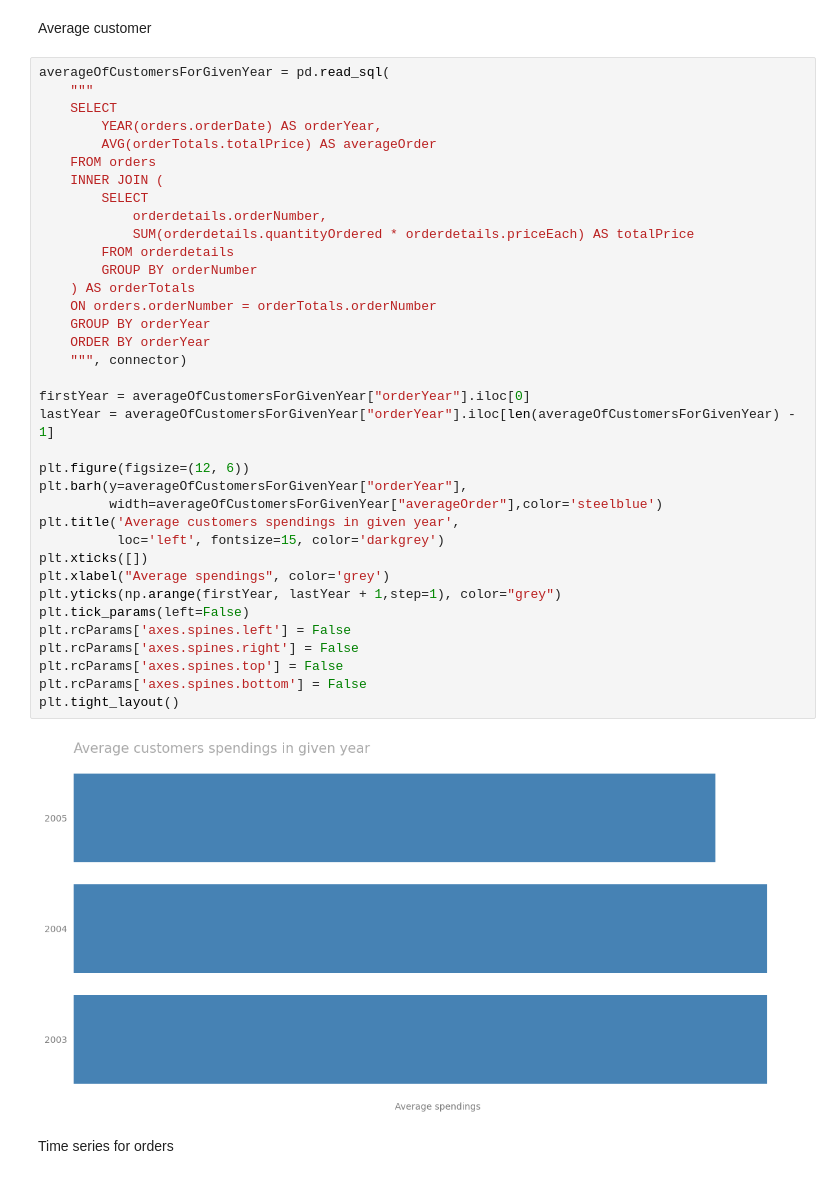
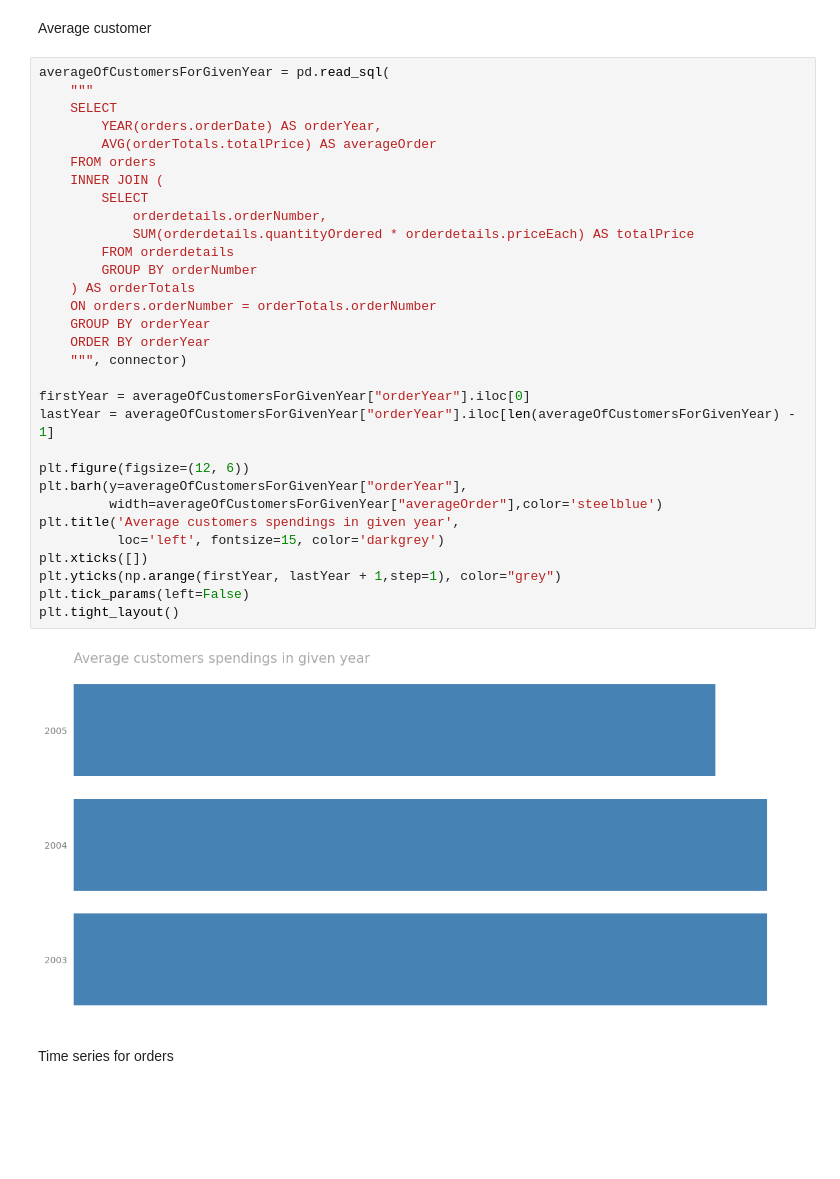
Before and after one commit to OgrodowskiJedrzej/Sales-Analysis, a Jupyter notebook: main.ipynb, the cells around one changed output. Saved outputs shown, nothing was run; the diff lists cells and outputs as text; blank space fills up the shorter version.

```diff
--- a/main.ipynb
+++ b/main.ipynb
@@ -194,39 +196,34 @@ averageOfCustomersForGivenYear = pd.read_sql(
     """
     SELECT
         YEAR(orders.orderDate) AS orderYear,
         AVG(orderTotals.totalPrice) AS averageOrder
     FROM orders
     INNER JOIN (
         SELECT
             orderdetails.orderNumber,
             SUM(orderdetails.quantityOrdered * orderdetails.priceEach) AS totalPrice
         FROM orderdetails
         GROUP BY orderNumber
     ) AS orderTotals
     ON orders.orderNumber = orderTotals.orderNumber
     GROUP BY orderYear
     ORDER BY orderYear
     """, connector)
 
 firstYear = averageOfCustomersForGivenYear["orderYear"].iloc[0]
 lastYear = averageOfCustomersForGivenYear["orderYear"].iloc[len(averageOfCustomersForGivenYear) - 1]
 
 plt.figure(figsize=(12, 6))
 plt.barh(y=averageOfCustomersForGivenYear["orderYear"],
          width=averageOfCustomersForGivenYear["averageOrder"],color='steelblue')
 plt.title('Average customers spendings in given year',
           loc='left', fontsize=15, color='darkgrey')
 plt.xticks([])
-plt.xlabel("Average spendings", color='grey')
 plt.yticks(np.arange(firstYear, lastYear + 1,step=1), color="grey")
 plt.tick_params(left=False)
-plt.rcParams['axes.spines.left'] = False
-plt.rcParams['axes.spines.right'] = False
-plt.rcParams['axes.spines.top'] = False
-plt.rcParams['axes.spines.bottom'] = False
 plt.tight_layout()
 # %% [output]
-[figure, old version]
+[figure, new version]
 # %% [markdown]
 Time series for orders
 # %%
```
Also changed, not shown: parts of 4 cells of this notebook.
